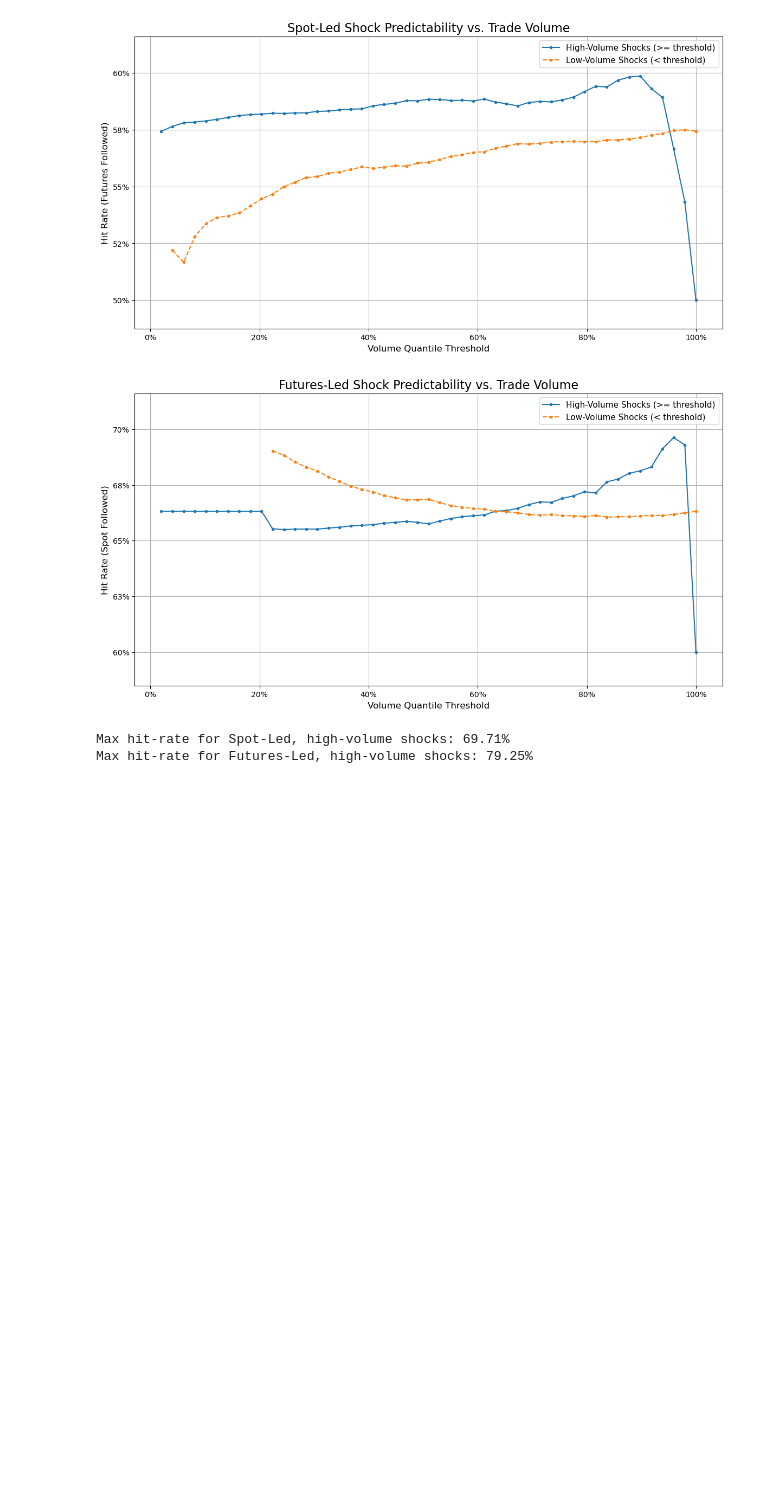
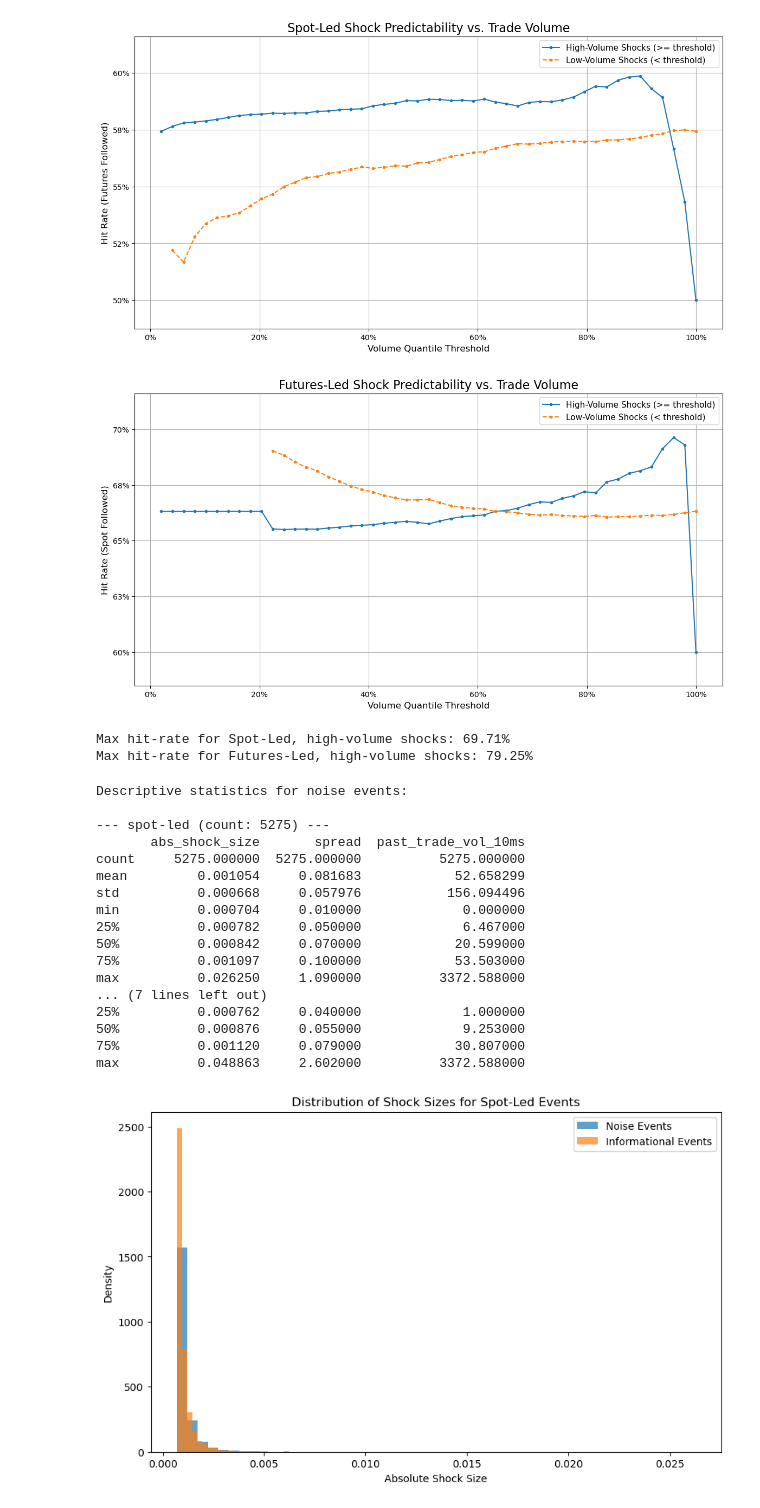
Before and after one commit to doginono/teamnano, a Jupyter notebook: futures.ipynb, the cells around one changed output. Saved outputs shown, nothing was run; the diff lists cells and outputs as text; code cells hidden in the pictures; blank space fills up the shorter version.

```diff
--- a/futures.ipynb
+++ b/futures.ipynb
@@ -404,3 +414,83 @@ print(
 [figure]
 Max hit-rate for Spot-Led, high-volume shocks: 69.71%
 Max hit-rate for Futures-Led, high-volume shocks: 79.25%
+# %%
+from sklearn.cluster import KMeans
+from sklearn.manifold import TSNE
+noise_spot = model1_df[model1_df["fut_follow"] == 0].copy()
+noise_fut = model2_df[model2_df["spot_follow"] == 0].copy()
+
+print("Descriptive statistics for noise events:")
+stats_cols = ["abs_shock_size", "spread", "past_trade_vol_10ms"]
+for df, name in [(noise_spot, "spot-led"), (noise_fut, "fut-led")]:
+    print(f"\n--- {name} (count: {len(df)}) ---")
+    print(df[stats_cols].describe())
+
+plt.figure(figsize=(10, 6))
+informational_spot = model1_df[model1_df["fut_follow"] == 1]
+plt.hist(
+    noise_spot["abs_shock_size"], bins=50, alpha=0.7, label="Noise Events", density=True
+)
+plt.hist(
+    informational_spot["abs_shock_size"],
+    bins=50,
+    alpha=0.7,
+    label="Informational Events",
+    density=True,
+)
+plt.xlabel("Absolute Shock Size")
+plt.ylabel("Density")
+plt.title("Distribution of Shock Sizes for Spot-Led Events")
+plt.legend()
+plt.show()
+
+# features = [
+#     "time_since_prev_shock",
+#     "abs_shock_size",
+#     "past_trade_vol_10ms",
+#     "spread",
+#     "shock_dir",
+# ]
+# X_reg = noise_spot[features]
+#
+# kmeans = KMeans(n_clusters=3, random_state=0, n_init=10)
+# noise_spot["regime"] = kmeans.fit_predict(X_reg)
+#
+# tsne = TSNE(n_components=2, random_state=42)
+# embedding = tsne.fit_transform(X_reg)
+#
+# plt.figure(figsize=(8, 6))
+# scatter = plt.scatter(
+#     embedding[:, 0],
+#     embedding[:, 1],
+#     c=noise_spot["regime"],
+#     s=15,
+#     cmap="viridis",
+#     alpha=0.8,
+# )
+# plt.xlabel("t-SNE Dimension 1")
+# plt.ylabel("t-SNE Dimension 2")
+# plt.title("t-SNE Visualization of Spot-Led Noise Regimes")
+# plt.legend(
+#     handles=scatter.legend_elements()[0], labels=["Regime 0", "Regime 1", "Regime 2"]
+# )
+# plt.show()
+# %% [output]
+Descriptive statistics for noise events:
+
+--- spot-led (count: 5275) ---
+       abs_shock_size       spread  past_trade_vol_10ms
+count     5275.000000  5275.000000          5275.000000
+mean         0.001054     0.081683            52.658299
+std          0.000668     0.057976           156.094496
+min          0.000704     0.010000             0.000000
+25%          0.000782     0.050000             6.467000
+50%          0.000842     0.070000            20.599000
+75%          0.001097     0.100000            53.503000
+max          0.026250     1.090000          3372.588000
+... (7 lines left out)
+25%          0.000762     0.040000             1.000000
+50%          0.000876     0.055000             9.253000
+75%          0.001120     0.079000            30.807000
+max          0.048863     2.602000          3372.588000
+[figure, added]
```
Also changed, not shown: parts of 5 cells of this notebook, 2 other files.
